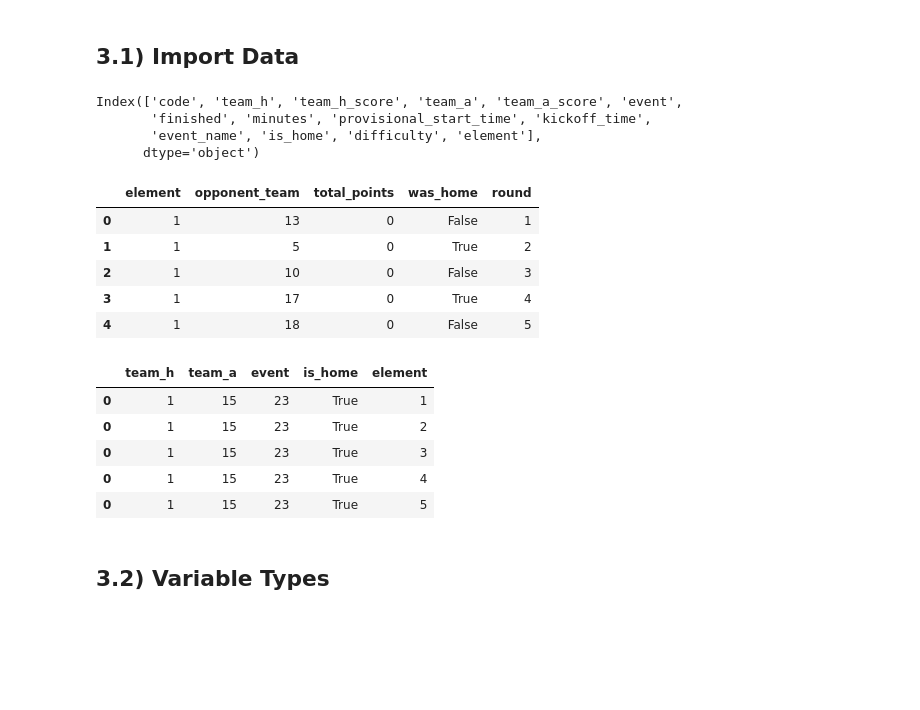
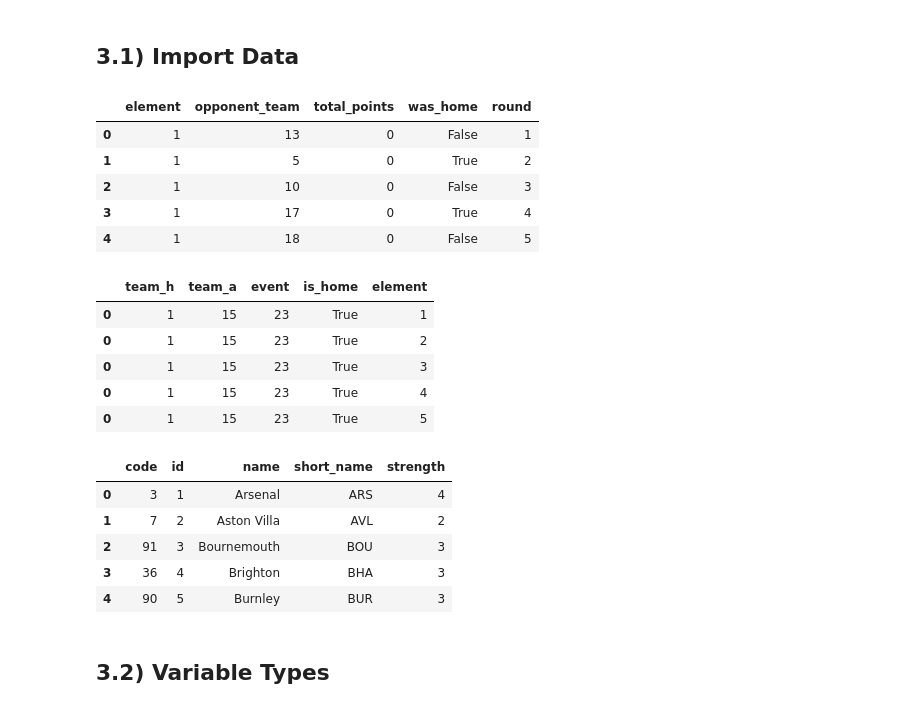
Before and after one commit to yt-hwang/Fantasy_Premier_League_Analysis, a Jupyter notebook: Codes/Data_Related/Data_Comprehension-Copy1.ipynb, the cells around one changed output. Drawn from its saved outputs; the diff is of its cells as text; code cells hidden in the pictures; blank space fills up the shorter version.

```diff
--- a/Codes/Data_Related/Data_Comprehension-Copy1.ipynb
+++ b/Codes/Data_Related/Data_Comprehension-Copy1.ipynb
@@ -90,13 +91,6 @@ main_data_list
 # 3) Exploratory Data Analysis
 # %% [markdown]
 ## 3.1) Import Data
-# %%
-fixture.columns
-# %% [output]
-Index(['code', 'team_h', 'team_h_score', 'team_a', 'team_a_score', 'event',
-       'finished', 'minutes', 'provisional_start_time', 'kickoff_time',
-       'event_name', 'is_home', 'difficulty', 'element'],
-      dtype='object')
 # %%
 #element_types = pd.read_csv(datapath + 'element_types.xlsx',index_col='id', engine = 'python')
 
@@ -113,23 +107,35 @@ fixture = pd.read_csv(datapath + 'fixture_df.csv', index_col=0, engine = 'python
 fixture.drop(['code', 'team_h_score', 'team_a_score', 'finished', 'minutes',
               'provisional_start_time', 'event_name', 'kickoff_time', 'difficulty'], axis=1, inplace=True)
 
-#teams = pd.read_excel(datapath + 'teams.xlsx',index_col='id')
+teams = pd.read_csv(datapath + 'teams2019.csv', index_col=0, engine='python')
+teams.drop(['draw', 'form', 'loss', 'played', 'points',
+       'position', 'team_division', 'unavailable',
+       'win', 'strength_overall_home', 'strength_overall_away',
+       'strength_attack_home', 'strength_attack_away', 'strength_defence_home',
+       'strength_defence_away'], axis=1, inplace=True)
 # %%
 history.head()
 fixture.head()
+teams.head()
 # %% [output]
 |  | element | opponent_team | total_points | was_home | round |
 | 0 | 1 | 13 | 0 | False | 1 |
 | 1 | 1 | 5 | 0 | True | 2 |
 | 2 | 1 | 10 | 0 | False | 3 |
 | 3 | 1 | 17 | 0 | True | 4 |
 | 4 | 1 | 18 | 0 | False | 5 |
 |  | team_h | team_a | event | is_home | element |
 | 0 | 1 | 15 | 23 | True | 1 |
 | 0 | 1 | 15 | 23 | True | 2 |
 | 0 | 1 | 15 | 23 | True | 3 |
 | 0 | 1 | 15 | 23 | True | 4 |
 | 0 | 1 | 15 | 23 | True | 5 |
+|  | code | id | name | short_name | strength |
+| 0 | 3 | 1 | Arsenal | ARS | 4 |
+| 1 | 7 | 2 | Aston Villa | AVL | 2 |
+| 2 | 91 | 3 | Bournemouth | BOU | 3 |
+| 3 | 36 | 4 | Brighton | BHA | 3 |
+| 4 | 90 | 5 | Burnley | BUR | 3 |
 # %% [markdown]
 ## 3.2) Variable Types
 # %%
```
Also changed, not shown: parts of 2 cells of this notebook, 9 other files.
